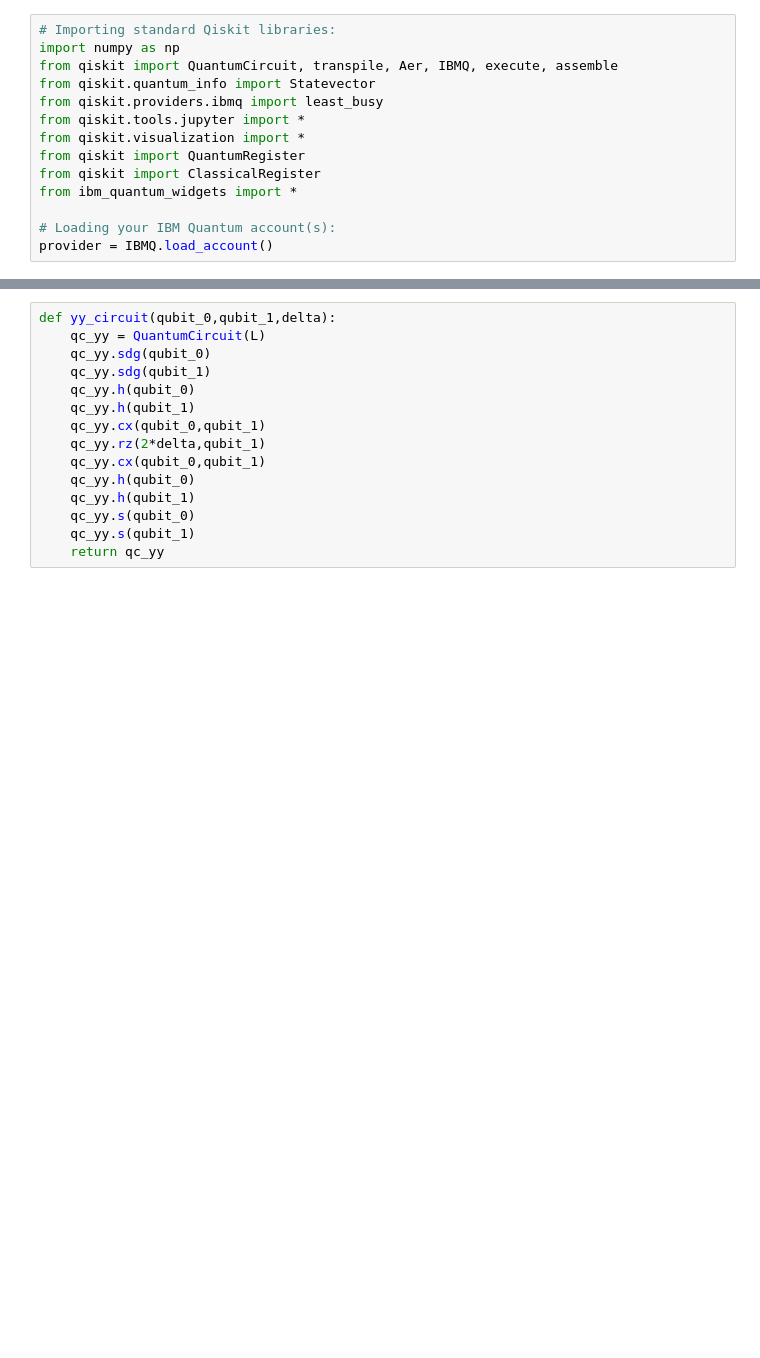
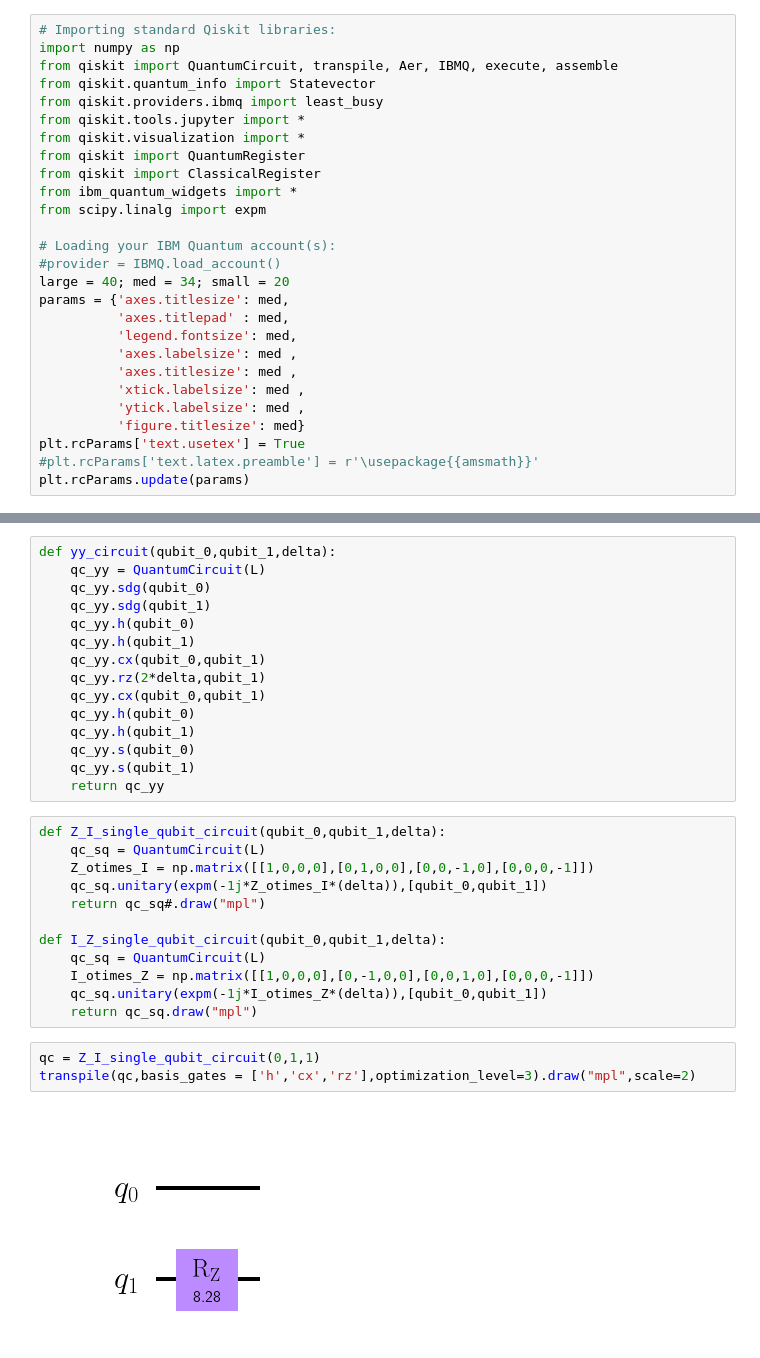
Before and after one commit to psasanka1729/hamiltonian_evolution_heisenberg_model, a Jupyter notebook: Ising-model-simulation-plot.ipynb, the cells around one changed output, grey strips where cells are left out. Drawn from its saved outputs; the diff is of its cells as text; blank space fills up the shorter version.

```diff
--- a/Ising-model-simulation-plot.ipynb
+++ b/Ising-model-simulation-plot.ipynb
@@ -9,9 +9,22 @@ from qiskit.visualization import *
 from qiskit import QuantumRegister
 from qiskit import ClassicalRegister
 from ibm_quantum_widgets import *
+from scipy.linalg import expm
 
 # Loading your IBM Quantum account(s):
-provider = IBMQ.load_account()
+#provider = IBMQ.load_account()
+large = 40; med = 34; small = 20
+params = {'axes.titlesize': med,
+          'axes.titlepad' : med,
+          'legend.fontsize': med,
+          'axes.labelsize': med ,
+          'axes.titlesize': med ,
+          'xtick.labelsize': med ,
+          'ytick.labelsize': med ,
+          'figure.titlesize': med}
+plt.rcParams['text.usetex'] = True
+#plt.rcParams['text.latex.preamble'] = r'\usepackage{{amsmath}}'
+plt.rcParams.update(params)
 # %%
 # Number of qubits in the system.
 L = 2
@@ -48,5 +61,22 @@ def yy_circuit(qubit_0,qubit_1,delta):
     qc_yy.s(qubit_0)
     qc_yy.s(qubit_1)
     return qc_yy
+# %%
+def Z_I_single_qubit_circuit(qubit_0,qubit_1,delta):
+    qc_sq = QuantumCircuit(L)
+    Z_otimes_I = np.matrix([[1,0,0,0],[0,1,0,0],[0,0,-1,0],[0,0,0,-1]])
+    qc_sq.unitary(expm(-1j*Z_otimes_I*(delta)),[qubit_0,qubit_1])
+    return qc_sq#.draw("mpl")
+
+def I_Z_single_qubit_circuit(qubit_0,qubit_1,delta):
+    qc_sq = QuantumCircuit(L)
+    I_otimes_Z = np.matrix([[1,0,0,0],[0,-1,0,0],[0,0,1,0],[0,0,0,-1]])
+    qc_sq.unitary(expm(-1j*I_otimes_Z*(delta)),[qubit_0,qubit_1])
+    return qc_sq.draw("mpl")
+# %%
+qc = Z_I_single_qubit_circuit(0,1,1)
+transpile(qc,basis_gates = ['h','cx','rz'],optimization_level=3).draw("mpl",scale=2)
+# %% [output]
+[figure, added]
 # %%
 r"""
```
Also changed, not shown: parts of 24 cells of this notebook.
